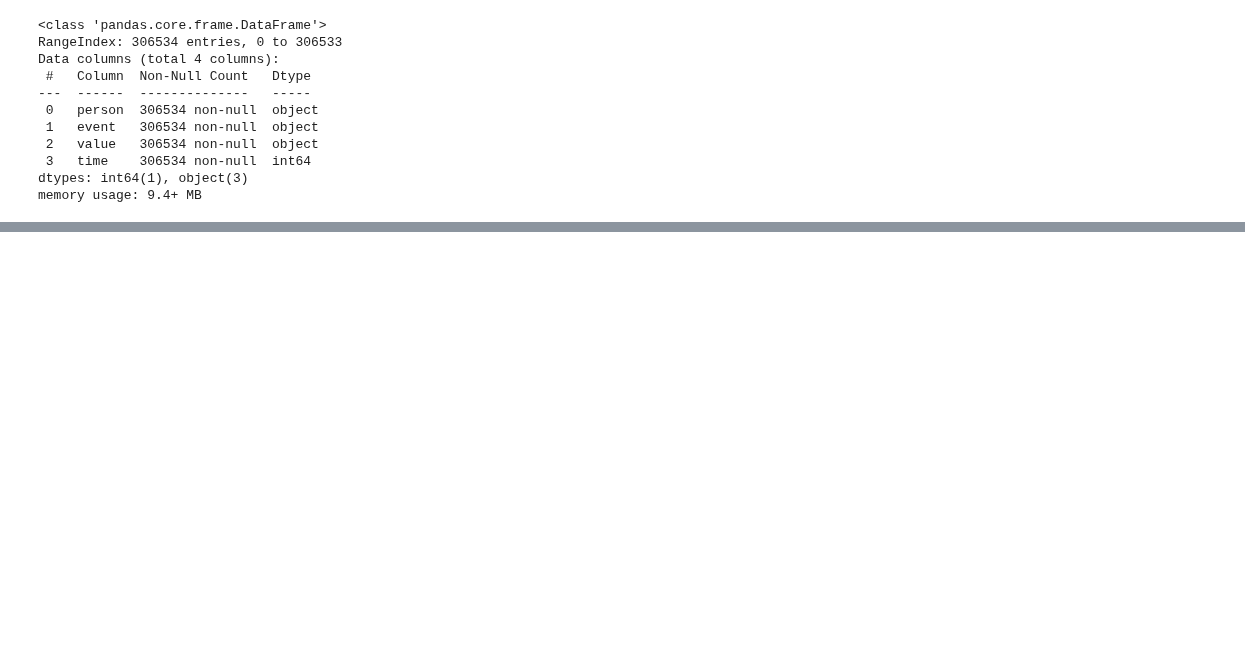
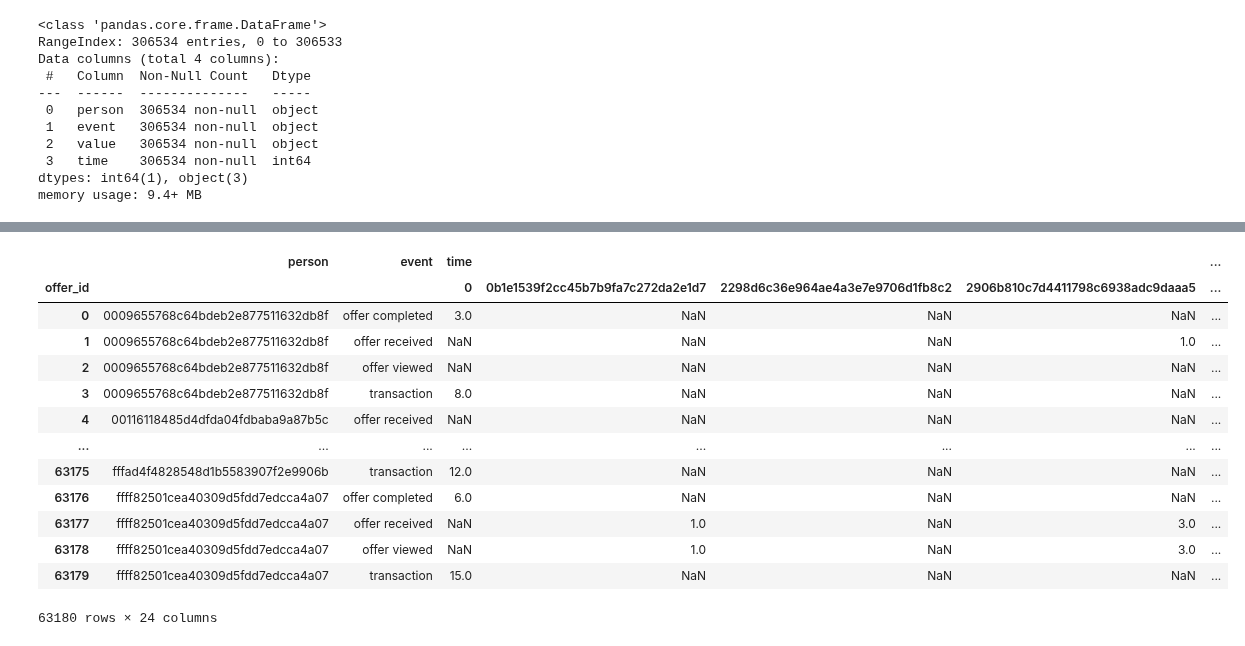
Before and after one commit to Niltonjuniorphd/Starbucks_project, a Jupyter notebook: Starbucks_Capstone_notebook.ipynb, the cells around one changed output, grey strips where cells are left out. Drawn from its saved outputs; the diff is of its cells as text; code cells hidden in the pictures; blank space fills up the shorter version.

```diff
--- a/Starbucks_Capstone_notebook.ipynb
+++ b/Starbucks_Capstone_notebook.ipynb
@@ -131,0 +270,15 @@ memory usage: 9.4+ MB
+# %%
+#converted = pd.Series([0 if 'offer id' in x else 1 for x in transcript['value']])
+amount = pd.Series([x['amount'] if 'amount' in x else 0 for x in transcript['value']])
+offer_id = pd.Series([x['offer id'] if 'offer id' in x else 0 for x in transcript['value']])
+
+#converted.name = 'converted'
+amount.name = 'amount'
+offer_id.name = 'offer_id'
+# %%
+transcript_b = pd.concat([
+    transcript.drop(columns=['value']),
+    offer_id,
+    #converted,
+    amount
+], axis=1)
@@ -131,0 +317,17 @@ memory usage: 9.4+ MB
+# %%
+transcript_b.groupby(['person', 'event', 'offer_id']).count().unstack().reset_index()
+# %% [output]
+|  | person | event | time |  |  |  | ... |
+| offer_id |  |  | 0 | 0b1e1539f2cc45b7b9fa7c272da2e1d7 | 2298d6c36e964ae4a3e7e9706d1fb8c2 | 2906b810c7d4411798c6938adc9daaa5 | ... |
+| 0 | 0009655768c64bdeb2e877511632db8f | offer completed | 3.0 | NaN | NaN | NaN | ... |
+| 1 | 0009655768c64bdeb2e877511632db8f | offer received | NaN | NaN | NaN | 1.0 | ... |
+| 2 | 0009655768c64bdeb2e877511632db8f | offer viewed | NaN | NaN | NaN | NaN | ... |
+| 3 | 0009655768c64bdeb2e877511632db8f | transaction | 8.0 | NaN | NaN | NaN | ... |
+| 4 | 00116118485d4dfda04fdbaba9a87b5c | offer received | NaN | NaN | NaN | NaN | ... |
+| ... | ... | ... | ... | ... | ... | ... | ... |
+| 63175 | fffad4f4828548d1b5583907f2e9906b | transaction | 12.0 | NaN | NaN | NaN | ... |
+| 63176 | ffff82501cea40309d5fdd7edcca4a07 | offer completed | 6.0 | NaN | NaN | NaN | ... |
+| 63177 | ffff82501cea40309d5fdd7edcca4a07 | offer received | NaN | 1.0 | NaN | 3.0 | ... |
+| 63178 | ffff82501cea40309d5fdd7edcca4a07 | offer viewed | NaN | 1.0 | NaN | 3.0 | ... |
+| 63179 | ffff82501cea40309d5fdd7edcca4a07 | transaction | 15.0 | NaN | NaN | NaN | ... |
+63180 rows × 24 columns
```
Also changed, not shown: parts of 40 cells of this notebook, 1 other file.
